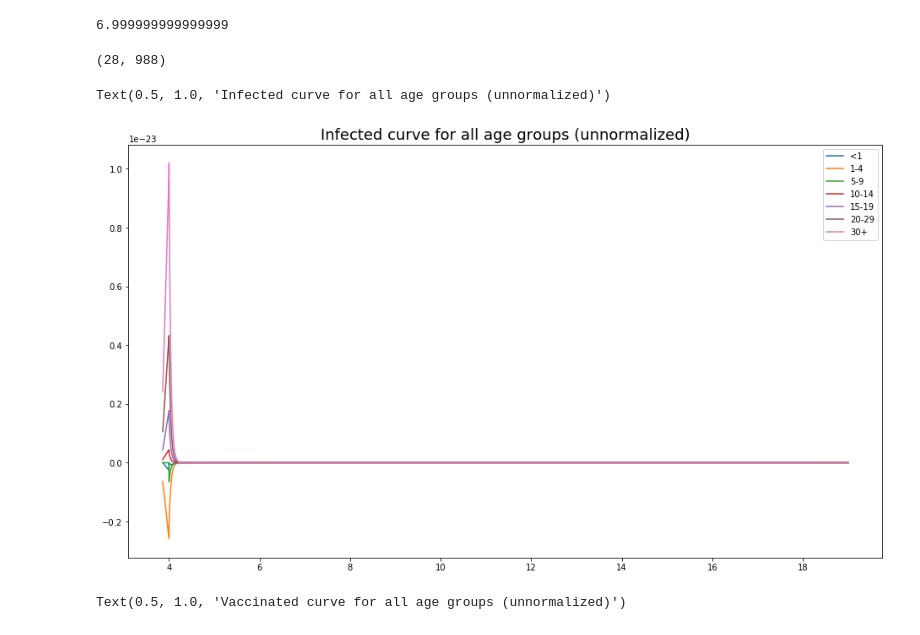
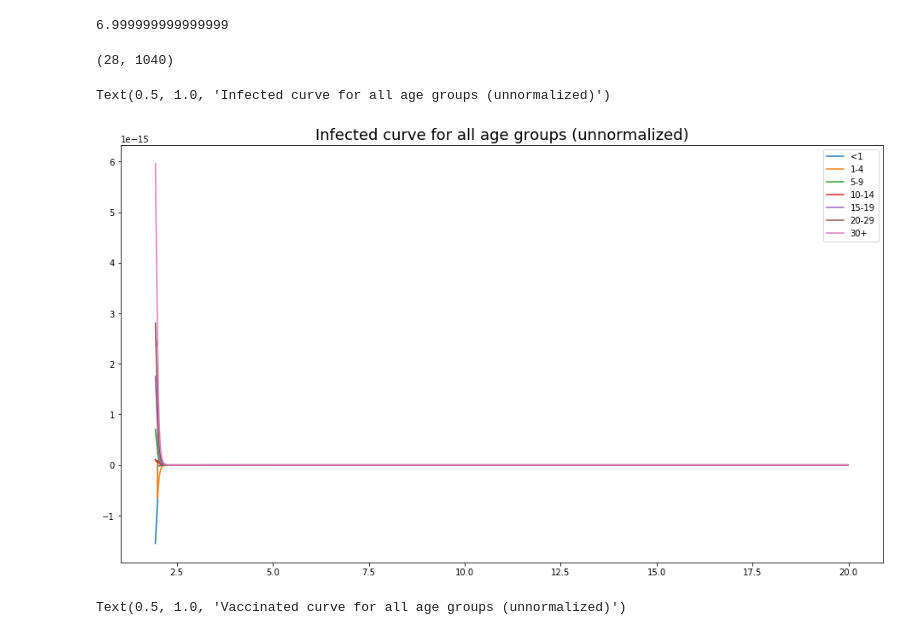
Before and after one commit to dhelekal/EpiRSG2020, a Jupyter notebook: model/Simulation_from_data.ipynb, the cells around one changed output. Cells and saved outputs as stored; diff of their text form; code cells hidden in the pictures.

```diff
--- a/model/Simulation_from_data.ipynb
+++ b/model/Simulation_from_data.ipynb
@@ -130,0 +135,2 @@ Vacc_rate_years["2017"] = Vacc_rate_years["2018"]  = Vacc_rate_years["2016"]
+# %%
+Vacc_rate_years = 1-np.exp(-Vacc_rate_years*[1, 5, 5, 5, 5, 10, ])
@@ -135,7 +163,7 @@ para = m.ModelParams(
     V=lambda t: Vacc_rate_years.to_numpy()[:, int(np.floor(t))],
     d=lambda t: Deaths_years.to_numpy()[:, int(np.floor(t))],  #death rate
     gamma=(1.0/14.0*365.0)*np.ones([7]),
-    C=C_poly,
+    C=C_poly*365,
     N= lambda t: Pops_tot[int(np.floor(t))]
 )
 # %%
@@ -162,24 +190,24 @@ np.sum(new_ic, axis = 0)
 # %%
 #out_year, t_year = mdl.run(np.hstack([0.95*(1./7)*np.ones(7), 0.05*(1./7)*np.ones(7), np.zeros(7*2)]),t_max = 19,method="RK45", eval_per_year=24)
 
-out_year, t_year = mdl.run(new_ic ,t_max = 19, method="LSODA", eval_per_year=52)#Use more iterations!, LSODA maybe better
+out_year, t_year = mdl.run(new_ic ,t_max = 20-0.01, method="LSODA", eval_per_year=52)#Use more iterations!, LSODA maybe better
 # %%
 out = out_year
 t = t_year
 # %%
 out.shape
 # %% [output]
-(28, 988)
+(28, 1040)
 # %%
 Inf_OUT = out[7:(7*2),:]
 plt.figure(figsize=(16,9))
 for ii in range(7):
-    plt.plot(t[200:len(t)], np.transpose(out[7+ii,200:len(t)]), label = age_class[ii])
+    plt.plot(t[100:len(t)], np.transpose(out[7+ii,100:len(t)]), label = age_class[ii])
 plt.legend()
 plt.title("Infected curve for all age groups (unnormalized)", fontsize = 18)
 # %% [output]
 Text(0.5, 1.0, 'Infected curve for all age groups (unnormalized)')
-[figure, old version]
+[figure, new version]
 # %%
 out[7:(7*2),:]
 plt.figure(figsize=(16,9))
```
Also changed, not shown: parts of 5 cells of this notebook.
